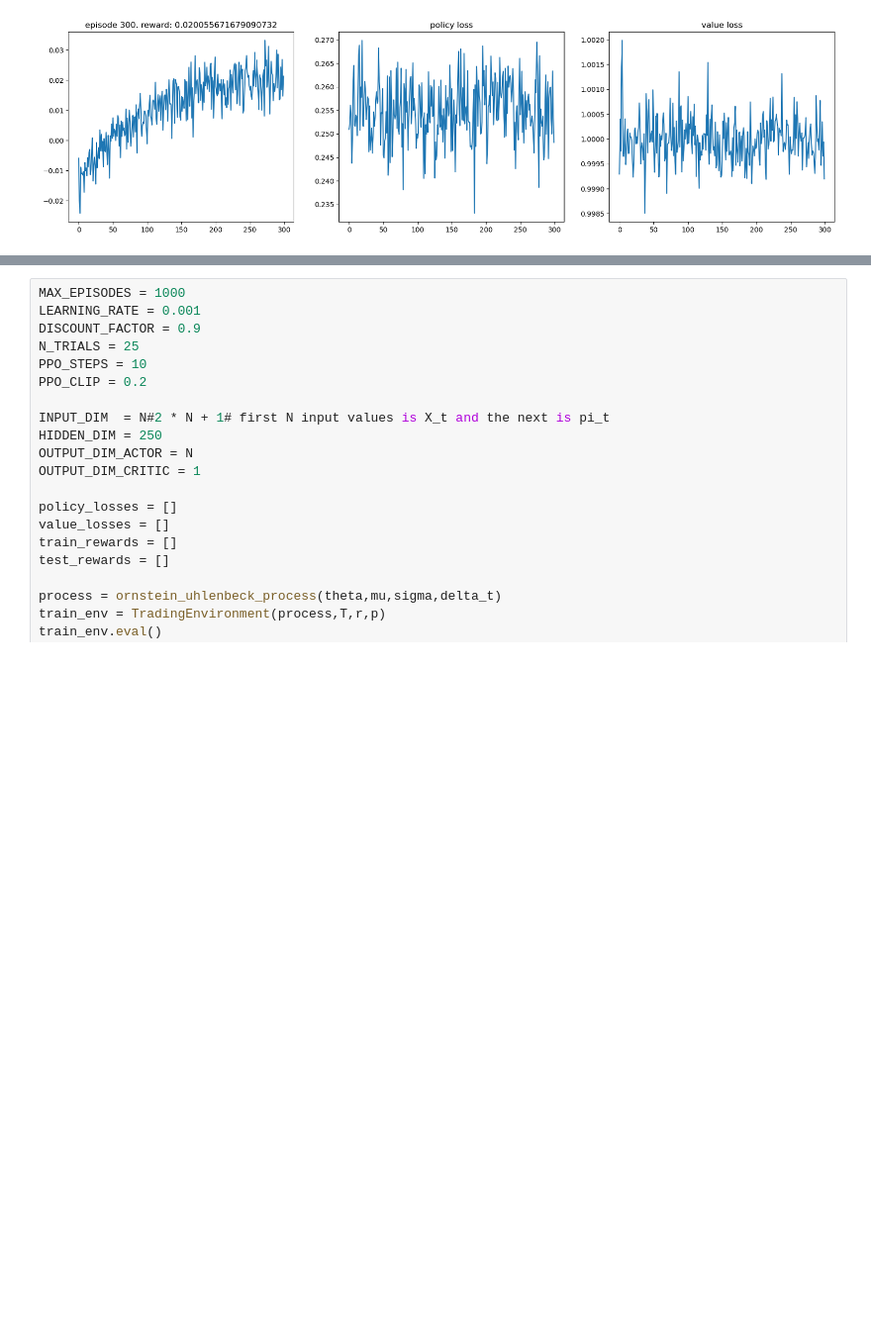
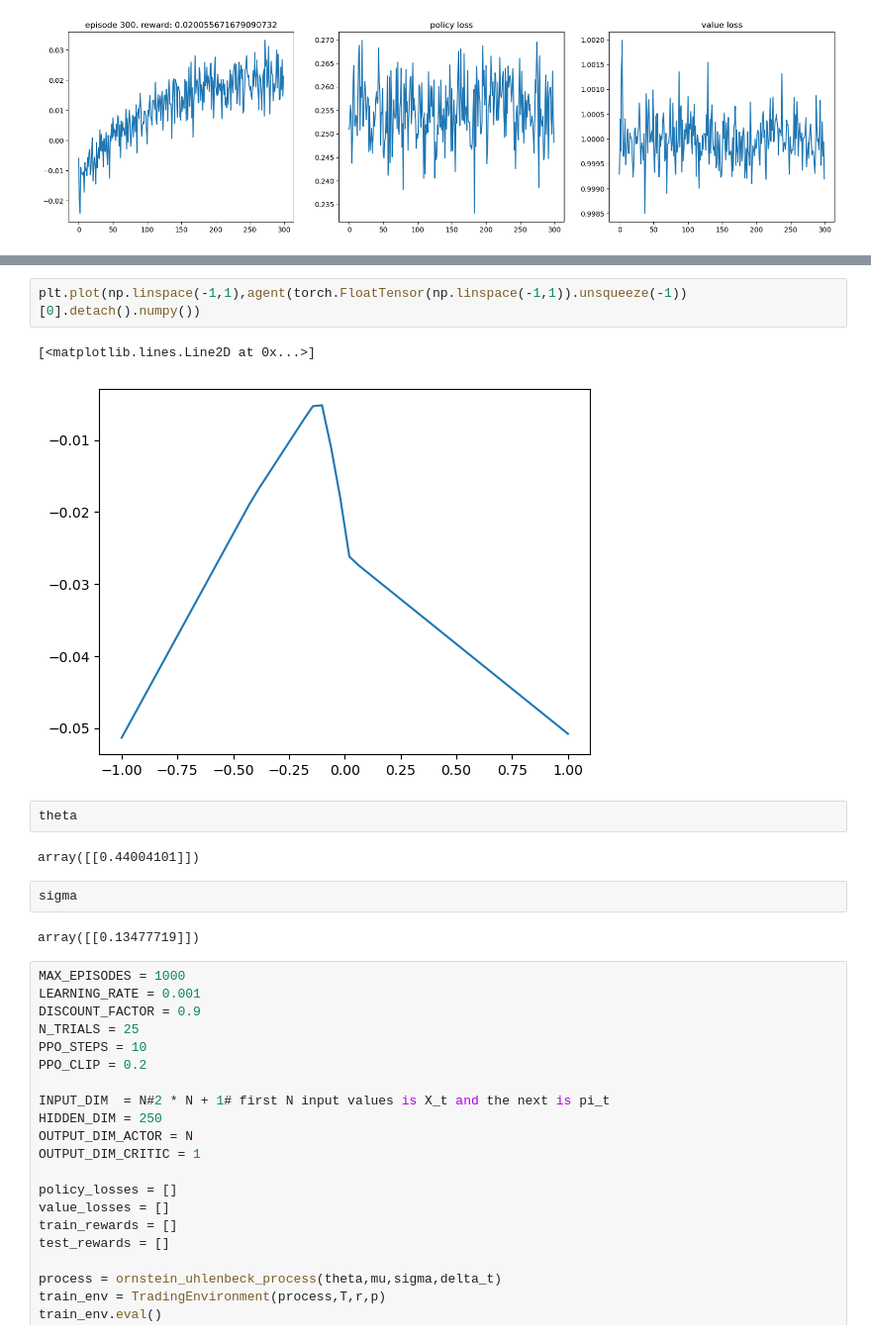
Before and after one commit to quintengeerts2000/MasterThesis-DRL_applications_to_stat_arb, a Jupyter notebook: monte_carlo_simulators/OU_stoch_control.ipynb, the cells around one changed output, grey strips where cells are left out. Shown at 99% size. Saved outputs shown, nothing was run; the diff lists cells and outputs as text; blank space fills up the shorter version.

```diff
--- a/monte_carlo_simulators/OU_stoch_control.ipynb
+++ b/monte_carlo_simulators/OU_stoch_control.ipynb
@@ -478,3 +564,16 @@ Text(0.5, 1.0, 'sample path of $W_t$')
+# %%
+plt.plot(np.linspace(-1,1),agent(torch.FloatTensor(np.linspace(-1,1)).unsqueeze(-1))[0].detach().numpy())
+# %% [output]
+[<matplotlib.lines.Line2D at 0x...>]
+[figure, added]
+# %%
+theta
+# %% [output]
+array([[0.44004101]])
+# %%
+sigma
+# %% [output]
+array([[0.13477719]])
 # %%
 MAX_EPISODES = 1000
 LEARNING_RATE = 0.001
```
Also changed, not shown: parts of 6 cells of this notebook.
